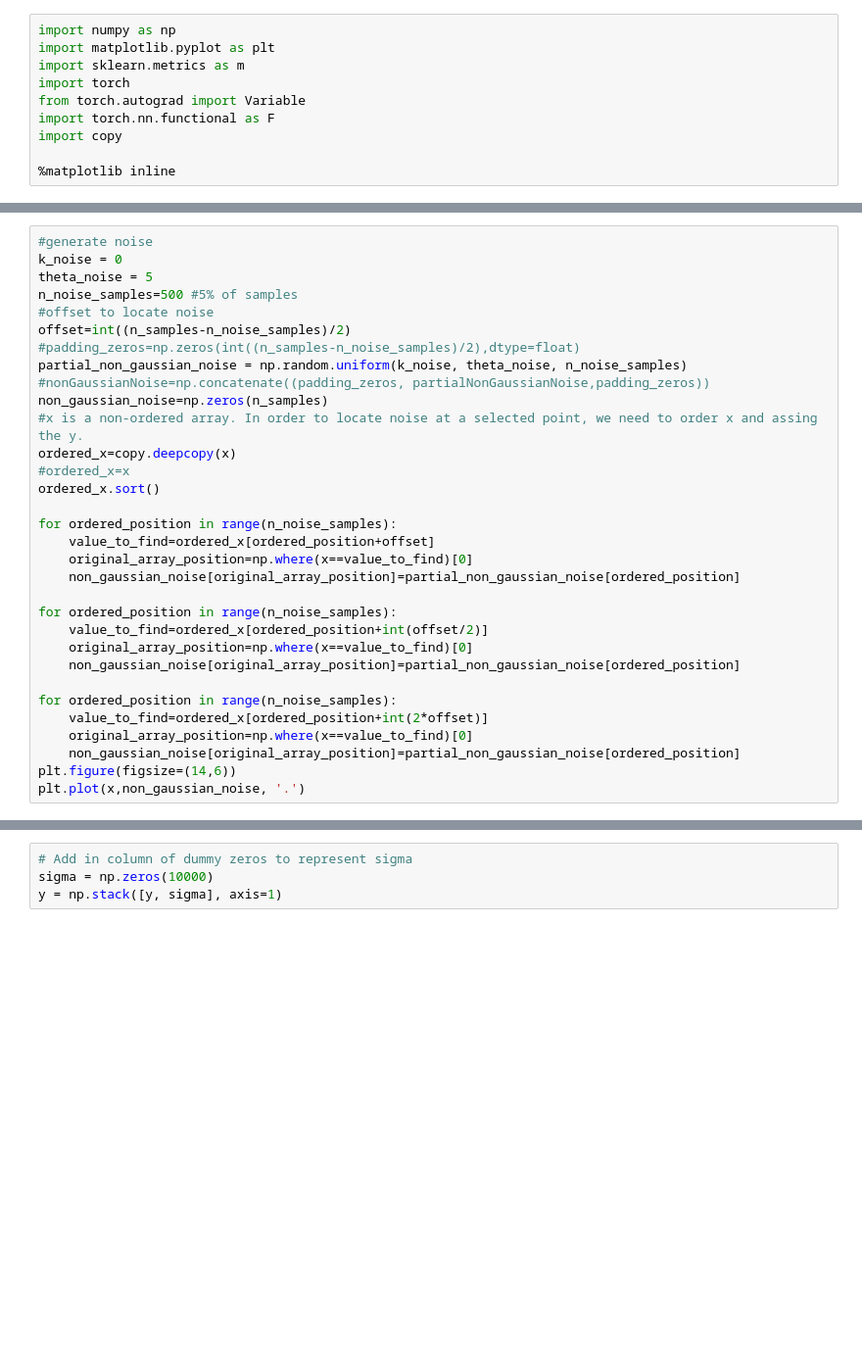
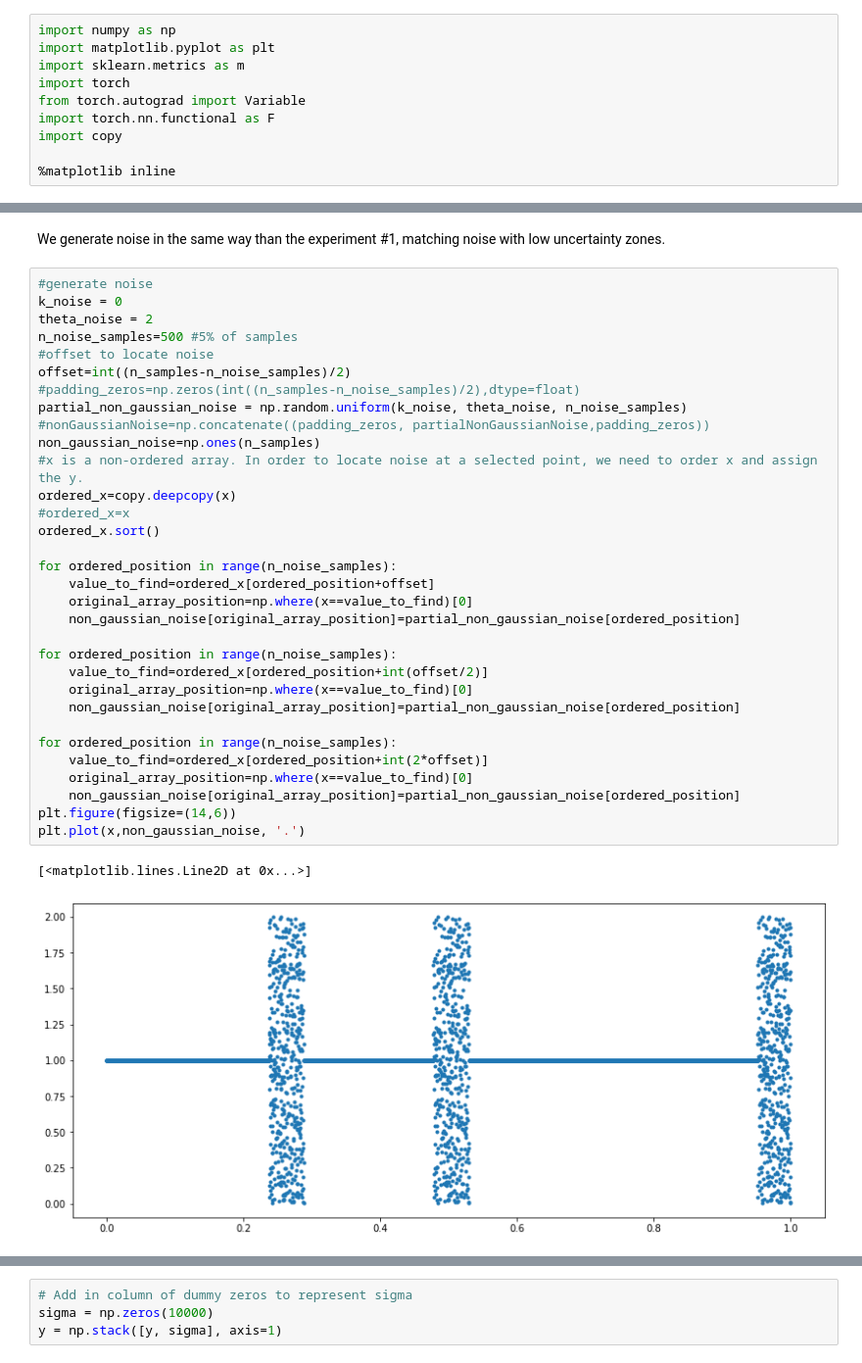
Before and after one commit to beeva/TEC_LAB-bayesian_probabilistic, a Jupyter notebook: bayesian_deep_learning/uncertainty_estimation/on-the-fly/pytorch/02-uncertainty_validation/02-nongaussian_noise/predicting-uncertainty-addedNonGaussianNoise.ipynb, the cells around one changed output, grey strips where cells are left out. Shown at 98% size. Cells and saved outputs as stored; diff of their text form; blank space fills up the shorter version.

```diff
--- a/bayesian_deep_learning/uncertainty_estimation/on-the-fly/pytorch/02-uncertainty_validation/02-nongaussian_noise/predicting-uncertainty-addedNonGaussianNoise.ipynb
+++ b/bayesian_deep_learning/uncertainty_estimation/on-the-fly/pytorch/02-uncertainty_validation/02-nongaussian_noise/predicting-uncertainty-addedNonGaussianNoise.ipynb
@@ -288,35 +298,40 @@ plt.ylabel(r'$y$');
+# %% [markdown]
+We generate noise in the same way than the experiment #1, matching noise with low uncertainty zones.
 # %%
 #generate noise
 k_noise = 0
-theta_noise = 5
+theta_noise = 2
 n_noise_samples=500 #5% of samples
 #offset to locate noise
 offset=int((n_samples-n_noise_samples)/2)
 #padding_zeros=np.zeros(int((n_samples-n_noise_samples)/2),dtype=float)
 partial_non_gaussian_noise = np.random.uniform(k_noise, theta_noise, n_noise_samples)
 #nonGaussianNoise=np.concatenate((padding_zeros, partialNonGaussianNoise,padding_zeros))
-non_gaussian_noise=np.zeros(n_samples)
-#x is a non-ordered array. In order to locate noise at a selected point, we need to order x and assing the y.
+non_gaussian_noise=np.ones(n_samples)
+#x is a non-ordered array. In order to locate noise at a selected point, we need to order x and assign the y.
 ordered_x=copy.deepcopy(x)
 #ordered_x=x
 ordered_x.sort()
 
 for ordered_position in range(n_noise_samples):
     value_to_find=ordered_x[ordered_position+offset]
     original_array_position=np.where(x==value_to_find)[0]
     non_gaussian_noise[original_array_position]=partial_non_gaussian_noise[ordered_position]
 
 for ordered_position in range(n_noise_samples):
     value_to_find=ordered_x[ordered_position+int(offset/2)]
     original_array_position=np.where(x==value_to_find)[0]
     non_gaussian_noise[original_array_position]=partial_non_gaussian_noise[ordered_position]
 
 for ordered_position in range(n_noise_samples):
     value_to_find=ordered_x[ordered_position+int(2*offset)]
     original_array_position=np.where(x==value_to_find)[0]
     non_gaussian_noise[original_array_position]=partial_non_gaussian_noise[ordered_position]
 plt.figure(figsize=(14,6))
 plt.plot(x,non_gaussian_noise, '.')
+# %% [output]
+[<matplotlib.lines.Line2D at 0x...>]
+[figure, added]
 # %%
 # Plot the data
 plt.figure(figsize=(14,6))
```
Also changed, not shown: parts of 58 cells of this notebook.
